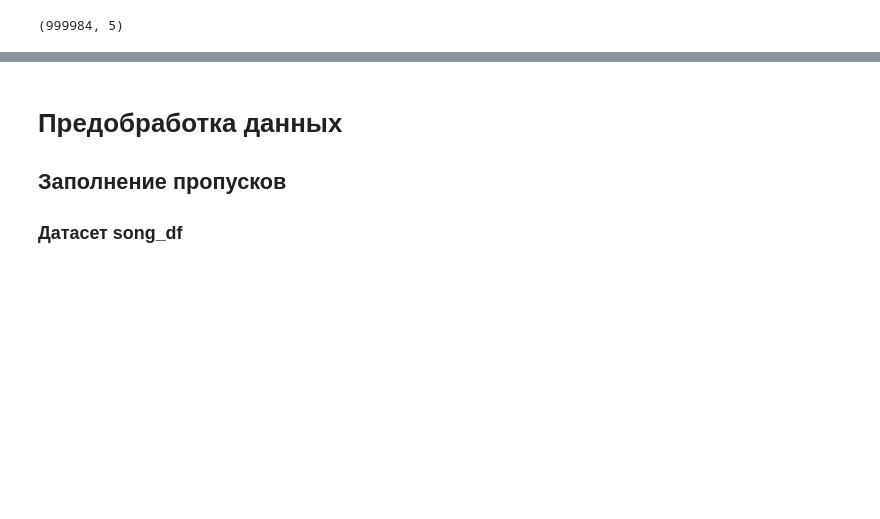
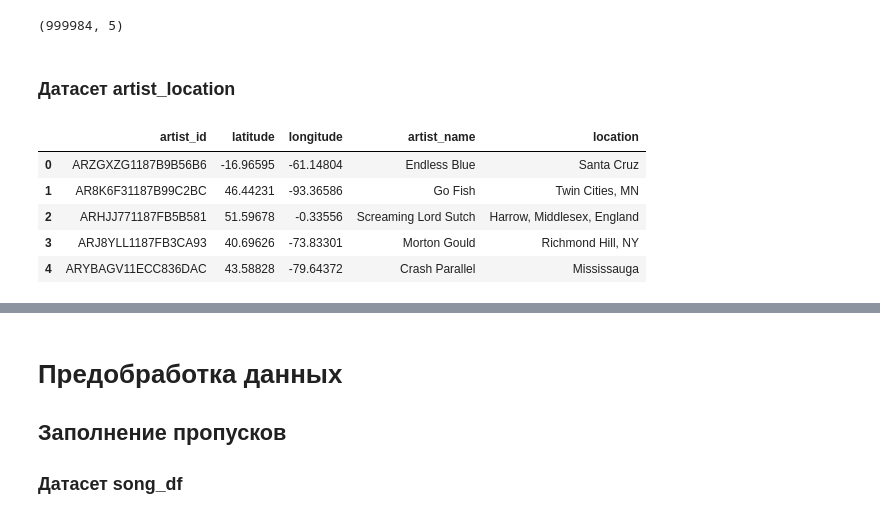
Before and after one commit to maxgalanov/RecSysYearProject, a Jupyter notebook: hse_rec_sys/notebooks/Data_Preprocessing.ipynb, the cells around one changed output, grey strips where cells are left out. Saved outputs shown, nothing was run; the diff lists cells and outputs as text; code cells hidden in the pictures; blank space fills up the shorter version.

```diff
--- a/hse_rec_sys/notebooks/Data_Preprocessing.ipynb
+++ b/hse_rec_sys/notebooks/Data_Preprocessing.ipynb
@@ -218,3 +222,15 @@ unique_tracks_gnr.head()
 unique_tracks_gnr.shape
 # %% [output]
 (999984, 5)
+# %% [markdown]
+### Датасет artist_location
+# %%
+artist_location = pd.read_csv('artist_location.csv', index_col=0)
+artist_location.head()
+# %% [output]
+|  | artist_id | latitude | longitude | artist_name | location |
+| 0 | ARZGXZG1187B9B56B6 | -16.96595 | -61.14804 | Endless Blue | Santa Cruz |
+| 1 | AR8K6F31187B99C2BC | 46.44231 | -93.36586 | Go Fish | Twin Cities, MN |
+| 2 | ARHJJ771187FB5B581 | 51.59678 | -0.33556 | Screaming Lord Sutch | Harrow, Middlesex, England |
+| 3 | ARJ8YLL1187FB3CA93 | 40.69626 | -73.83301 | Morton Gould | Richmond Hill, NY |
+| 4 | ARYBAGV11ECC836DAC | 43.58828 | -79.64372 | Crash Parallel | Mississauga |
```
Also changed, not shown: parts of 40 cells of this notebook.
